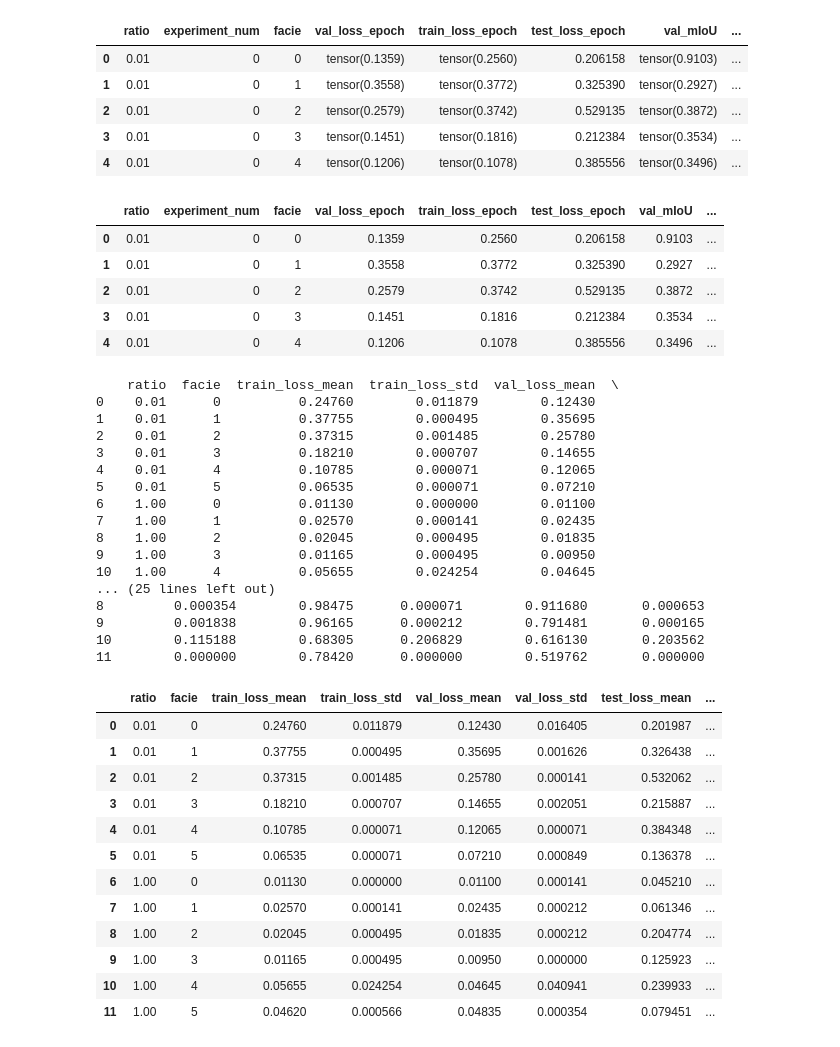
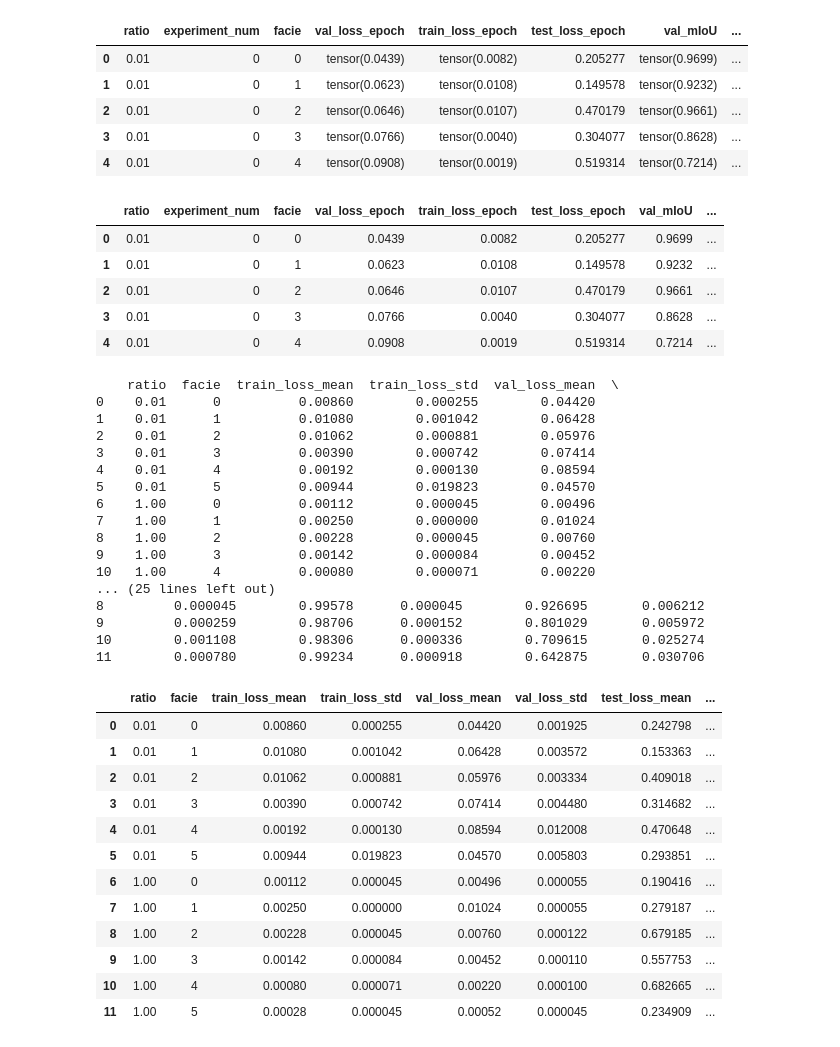
Before and after one commit to filipeas/Minerva-Discovery, a Jupyter notebook: my_experiments/sam_original/notebooks/check_experiments_log_exec_experiment_2.ipynb, the cells around one changed output. Saved outputs shown, nothing was run; the diff lists cells and outputs as text; code cells hidden in the pictures.

```diff
--- a/my_experiments/sam_original/notebooks/check_experiments_log_exec_experiment_2.ipynb
+++ b/my_experiments/sam_original/notebooks/check_experiments_log_exec_experiment_2.ipynb
@@ -4,16 +4,16 @@ import numpy as np
 import matplotlib.pyplot as plt
 import seaborn as sns
 # %%
-log_file = "/workspaces/Minerva-Discovery/my_experiments/sam_original/exec_experiment_2/results/experiment-f3_experiment_20250104_181244/experiment_log.csv"
+log_file = "/workspaces/Minerva-Discovery/my_experiments/sam_original/exec_experiment_2/results/experiment-f3_experiment_20250107_211810/experiment_log.csv"
 df = pd.read_csv(log_file)
 df.head()
 # %% [output]
 |  | ratio | experiment_num | facie | val_loss_epoch | train_loss_epoch | test_loss_epoch | val_mIoU | ... |
-| 0 | 0.01 | 0 | 0 | tensor(0.1359) | tensor(0.2560) | 0.206158 | tensor(0.9103) | ... |
-| 1 | 0.01 | 0 | 1 | tensor(0.3558) | tensor(0.3772) | 0.325390 | tensor(0.2927) | ... |
-| 2 | 0.01 | 0 | 2 | tensor(0.2579) | tensor(0.3742) | 0.529135 | tensor(0.3872) | ... |
-| 3 | 0.01 | 0 | 3 | tensor(0.1451) | tensor(0.1816) | 0.212384 | tensor(0.3534) | ... |
-| 4 | 0.01 | 0 | 4 | tensor(0.1206) | tensor(0.1078) | 0.385556 | tensor(0.3496) | ... |
+| 0 | 0.01 | 0 | 0 | tensor(0.0439) | tensor(0.0082) | 0.205277 | tensor(0.9699) | ... |
+| 1 | 0.01 | 0 | 1 | tensor(0.0623) | tensor(0.0108) | 0.149578 | tensor(0.9232) | ... |
+| 2 | 0.01 | 0 | 2 | tensor(0.0646) | tensor(0.0107) | 0.470179 | tensor(0.9661) | ... |
+| 3 | 0.01 | 0 | 3 | tensor(0.0766) | tensor(0.0040) | 0.304077 | tensor(0.8628) | ... |
+| 4 | 0.01 | 0 | 4 | tensor(0.0908) | tensor(0.0019) | 0.519314 | tensor(0.7214) | ... |
 # %%
 # Convertendo colunas tensor para float
 df['ratio'] = pd.to_numeric(df['ratio'], errors='coerce')
@@ -27,11 +27,11 @@ df['test_mIoU'] = df['test_mIoU'].apply(lambda x: float(str(x).strip('tensor()')
 df.head()
 # %% [output]
 |  | ratio | experiment_num | facie | val_loss_epoch | train_loss_epoch | test_loss_epoch | val_mIoU | ... |
-| 0 | 0.01 | 0 | 0 | 0.1359 | 0.2560 | 0.206158 | 0.9103 | ... |
-| 1 | 0.01 | 0 | 1 | 0.3558 | 0.3772 | 0.325390 | 0.2927 | ... |
-| 2 | 0.01 | 0 | 2 | 0.2579 | 0.3742 | 0.529135 | 0.3872 | ... |
-| 3 | 0.01 | 0 | 3 | 0.1451 | 0.1816 | 0.212384 | 0.3534 | ... |
-| 4 | 0.01 | 0 | 4 | 0.1206 | 0.1078 | 0.385556 | 0.3496 | ... |
+| 0 | 0.01 | 0 | 0 | 0.0439 | 0.0082 | 0.205277 | 0.9699 | ... |
+| 1 | 0.01 | 0 | 1 | 0.0623 | 0.0108 | 0.149578 | 0.9232 | ... |
+| 2 | 0.01 | 0 | 2 | 0.0646 | 0.0107 | 0.470179 | 0.9661 | ... |
+| 3 | 0.01 | 0 | 3 | 0.0766 | 0.0040 | 0.304077 | 0.8628 | ... |
+| 4 | 0.01 | 0 | 4 | 0.0908 | 0.0019 | 0.519314 | 0.7214 | ... |
 # %%
 # Agrupando por 'ratio' e 'facie' e calculando média e desvio padrão
 grouped = df.groupby(['ratio', 'facie'], as_index=False).agg({
@@ -56,38 +56,38 @@ grouped.columns = ['ratio', 'facie',
 print(grouped)
 # %% [output]
     ratio  facie  train_loss_mean  train_loss_std  val_loss_mean  \
-0    0.01      0          0.24760        0.011879        0.12430
-1    0.01      1          0.37755        0.000495        0.35695
-2    0.01      2          0.37315        0.001485        0.25780
-3    0.01      3          0.18210        0.000707        0.14655
-4    0.01      4          0.10785        0.000071        0.12065
-5    0.01      5          0.06535        0.000071        0.07210
-6    1.00      0          0.01130        0.000000        0.01100
-7    1.00      1          0.02570        0.000141        0.02435
-8    1.00      2          0.02045        0.000495        0.01835
-9    1.00      3          0.01165        0.000495        0.00950
-10   1.00      4          0.05655        0.024254        0.04645
+0    0.01      0          0.00860        0.000255        0.04420
+1    0.01      1          0.01080        0.001042        0.06428
+2    0.01      2          0.01062        0.000881        0.05976
+3    0.01      3          0.00390        0.000742        0.07414
+4    0.01      4          0.00192        0.000130        0.08594
+5    0.01      5          0.00944        0.019823        0.04570
+6    1.00      0          0.00112        0.000045        0.00496
+7    1.00      1          0.00250        0.000000        0.01024
+8    1.00      2          0.00228        0.000045        0.00760
+9    1.00      3          0.00142        0.000084        0.00452
+10   1.00      4          0.00080        0.000071        0.00220
 ... (25 lines left out)
-8         0.000354        0.98475      0.000071        0.911680       0.000653
-9         0.001838        0.96165      0.000212        0.791481       0.000165
-10        0.115188        0.68305      0.206829        0.616130       0.203562
-11        0.000000        0.78420      0.000000        0.519762       0.000000
+8         0.000045        0.99578      0.000045        0.926695       0.006212
+9         0.000259        0.98706      0.000152        0.801029       0.005972
+10        0.001108        0.98306      0.000336        0.709615       0.025274
+11        0.000780        0.99234      0.000918        0.642875       0.030706
 # %%
 grouped
 # %% [output]
 |  | ratio | facie | train_loss_mean | train_loss_std | val_loss_mean | val_loss_std | test_loss_mean | ... |
-| 0 | 0.01 | 0 | 0.24760 | 0.011879 | 0.12430 | 0.016405 | 0.201987 | ... |
-| 1 | 0.01 | 1 | 0.37755 | 0.000495 | 0.35695 | 0.001626 | 0.326438 | ... |
-| 2 | 0.01 | 2 | 0.37315 | 0.001485 | 0.25780 | 0.000141 | 0.532062 | ... |
-| 3 | 0.01 | 3 | 0.18210 | 0.000707 | 0.14655 | 0.002051 | 0.215887 | ... |
-| 4 | 0.01 | 4 | 0.10785 | 0.000071 | 0.12065 | 0.000071 | 0.384348 | ... |
-| 5 | 0.01 | 5 | 0.06535 | 0.000071 | 0.07210 | 0.000849 | 0.136378 | ... |
-| 6 | 1.00 | 0 | 0.01130 | 0.000000 | 0.01100 | 0.000141 | 0.045210 | ... |
-| 7 | 1.00 | 1 | 0.02570 | 0.000141 | 0.02435 | 0.000212 | 0.061346 | ... |
-| 8 | 1.00 | 2 | 0.02045 | 0.000495 | 0.01835 | 0.000212 | 0.204774 | ... |
-| 9 | 1.00 | 3 | 0.01165 | 0.000495 | 0.00950 | 0.000000 | 0.125923 | ... |
-| 10 | 1.00 | 4 | 0.05655 | 0.024254 | 0.04645 | 0.040941 | 0.239933 | ... |
-| 11 | 1.00 | 5 | 0.04620 | 0.000566 | 0.04835 | 0.000354 | 0.079451 | ... |
+| 0 | 0.01 | 0 | 0.00860 | 0.000255 | 0.04420 | 0.001925 | 0.242798 | ... |
+| 1 | 0.01 | 1 | 0.01080 | 0.001042 | 0.06428 | 0.003572 | 0.153363 | ... |
+| 2 | 0.01 | 2 | 0.01062 | 0.000881 | 0.05976 | 0.003334 | 0.409018 | ... |
+| 3 | 0.01 | 3 | 0.00390 | 0.000742 | 0.07414 | 0.004480 | 0.314682 | ... |
+| 4 | 0.01 | 4 | 0.00192 | 0.000130 | 0.08594 | 0.012008 | 0.470648 | ... |
+| 5 | 0.01 | 5 | 0.00944 | 0.019823 | 0.04570 | 0.005803 | 0.293851 | ... |
+| 6 | 1.00 | 0 | 0.00112 | 0.000045 | 0.00496 | 0.000055 | 0.190416 | ... |
+| 7 | 1.00 | 1 | 0.00250 | 0.000000 | 0.01024 | 0.000055 | 0.279187 | ... |
+| 8 | 1.00 | 2 | 0.00228 | 0.000045 | 0.00760 | 0.000122 | 0.679185 | ... |
+| 9 | 1.00 | 3 | 0.00142 | 0.000084 | 0.00452 | 0.000110 | 0.557753 | ... |
+| 10 | 1.00 | 4 | 0.00080 | 0.000071 | 0.00220 | 0.000100 | 0.682665 | ... |
+| 11 | 1.00 | 5 | 0.00028 | 0.000045 | 0.00052 | 0.000045 | 0.234909 | ... |
 # %%
 import matplotlib.pyplot as plt
 import seaborn as sns
```
Also changed, not shown: parts of 1 cell of this notebook, 4 other files.
